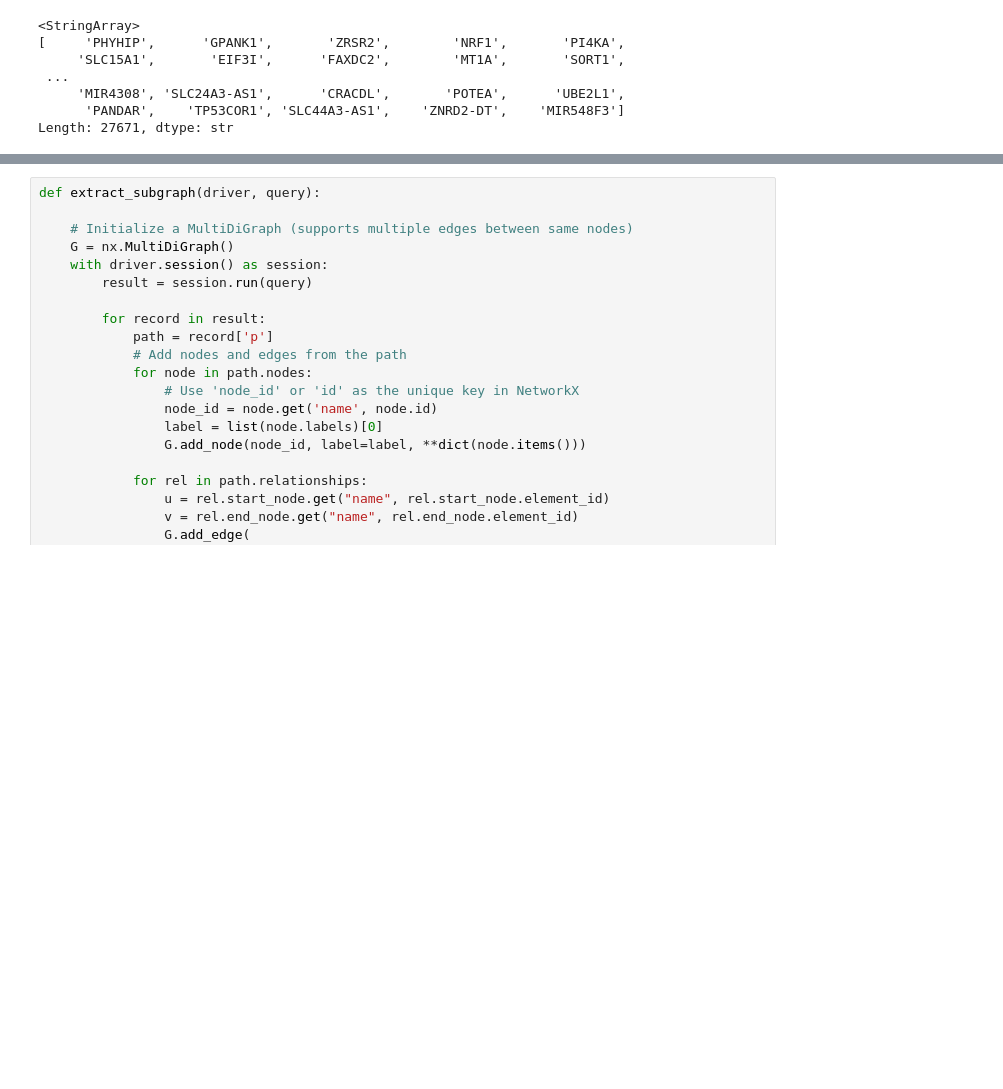
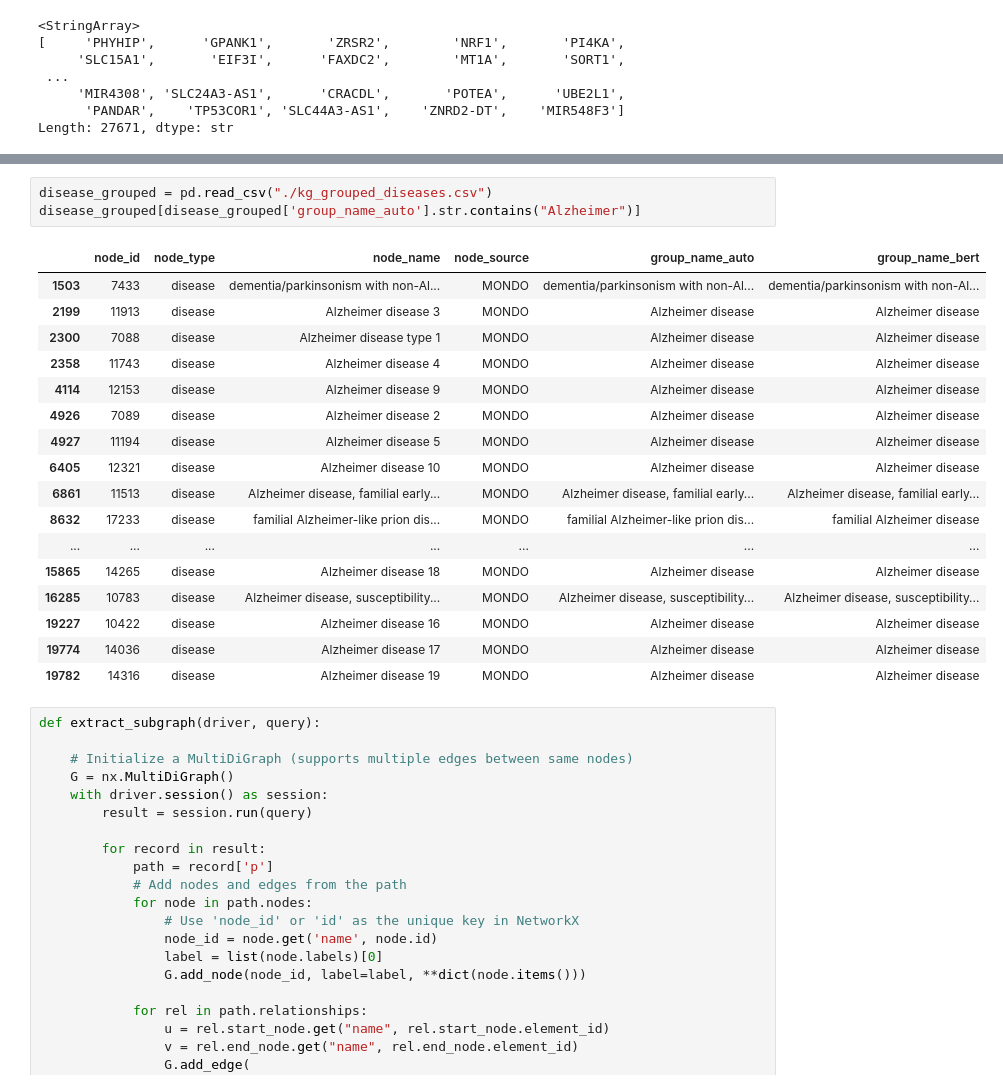
Before and after one commit to Xiaoxuan-Yu-ty/HybridKG, a Jupyter notebook: PrimeKG_neo4j/prime_kg.ipynb, the cells around one changed output, grey strips where cells are left out. Cells and saved outputs as stored; diff of their text form; blank space fills up the shorter version.

```diff
--- a/PrimeKG_neo4j/prime_kg.ipynb
+++ b/PrimeKG_neo4j/prime_kg.ipynb
@@ -141,3 +155,24 @@ Edges: 8100498
+# %%
+disease_grouped = pd.read_csv("./kg_grouped_diseases.csv")
+disease_grouped[disease_grouped['group_name_auto'].str.contains("Alzheimer")]
+# %% [output]
+|  | node_id | node_type | node_name | node_source | group_name_auto | group_name_bert |
+| 1503 | 7433 | disease | dementia/parkinsonism with non-Al... | MONDO | dementia/parkinsonism with non-Al... | dementia/parkinsonism with non-Al... |
+| 2199 | 11913 | disease | Alzheimer disease 3 | MONDO | Alzheimer disease | Alzheimer disease |
+| 2300 | 7088 | disease | Alzheimer disease type 1 | MONDO | Alzheimer disease | Alzheimer disease |
+| 2358 | 11743 | disease | Alzheimer disease 4 | MONDO | Alzheimer disease | Alzheimer disease |
+| 4114 | 12153 | disease | Alzheimer disease 9 | MONDO | Alzheimer disease | Alzheimer disease |
+| 4926 | 7089 | disease | Alzheimer disease 2 | MONDO | Alzheimer disease | Alzheimer disease |
+| 4927 | 11194 | disease | Alzheimer disease 5 | MONDO | Alzheimer disease | Alzheimer disease |
+| 6405 | 12321 | disease | Alzheimer disease 10 | MONDO | Alzheimer disease | Alzheimer disease |
+| 6861 | 11513 | disease | Alzheimer disease, familial early... | MONDO | Alzheimer disease, familial early... | Alzheimer disease, familial early... |
+| 8632 | 17233 | disease | familial Alzheimer-like prion dis... | MONDO | familial Alzheimer-like prion dis... | familial Alzheimer disease |
+| ... | ... | ... | ... | ... | ... | ... |
+| 15865 | 14265 | disease | Alzheimer disease 18 | MONDO | Alzheimer disease | Alzheimer disease |
+| 16285 | 10783 | disease | Alzheimer disease, susceptibility... | MONDO | Alzheimer disease, susceptibility... | Alzheimer disease, susceptibility... |
+| 19227 | 10422 | disease | Alzheimer disease 16 | MONDO | Alzheimer disease | Alzheimer disease |
+| 19774 | 14036 | disease | Alzheimer disease 17 | MONDO | Alzheimer disease | Alzheimer disease |
+| 19782 | 14316 | disease | Alzheimer disease 19 | MONDO | Alzheimer disease | Alzheimer disease |
 # %%
 def extract_subgraph(driver, query):
 
```
Also changed, not shown: parts of 30 cells of this notebook, 14 other files.
